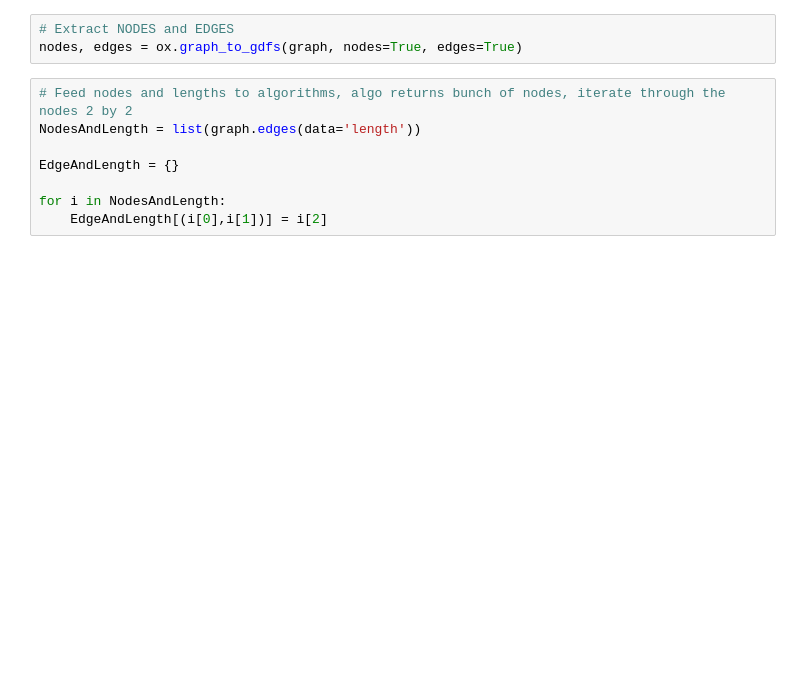
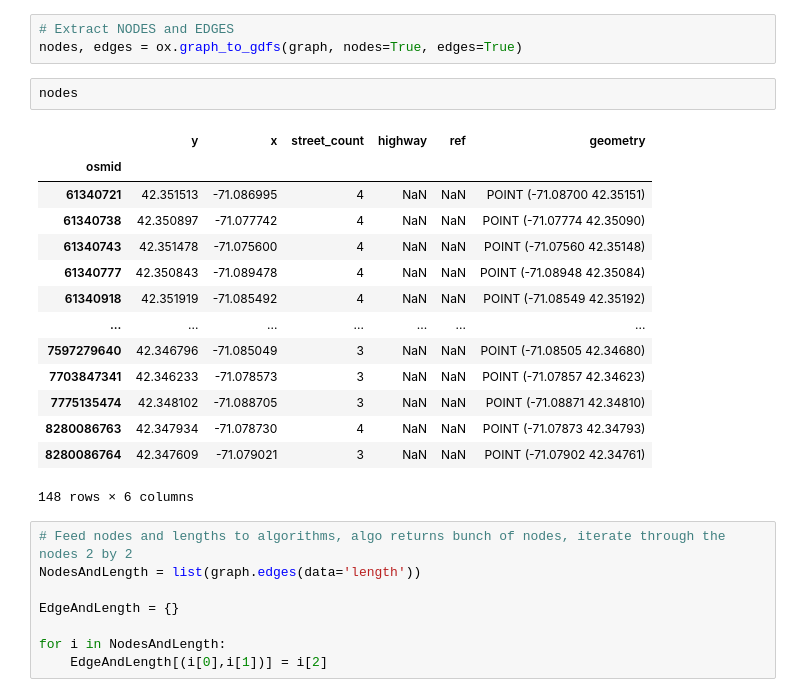
Before and after one commit to chenchuw/Boston-Route-Recommendation, a Jupyter notebook: Navigator.ipynb, the cells around one changed output. Saved outputs shown, nothing was run; the diff lists cells and outputs as text; blank space fills up the shorter version.

```diff
--- a/Navigator.ipynb
+++ b/Navigator.ipynb
@@ -19,6 +23,23 @@ plt.tight_layout()
 # %%
 # Extract NODES and EDGES
 nodes, edges = ox.graph_to_gdfs(graph, nodes=True, edges=True)
+# %%
+nodes
+# %% [output]
+|  | y | x | street_count | highway | ref | geometry |
+| osmid |  |  |  |  |  |  |
+| 61340721 | 42.351513 | -71.086995 | 4 | NaN | NaN | POINT (-71.08700 42.35151) |
+| 61340738 | 42.350897 | -71.077742 | 4 | NaN | NaN | POINT (-71.07774 42.35090) |
+| 61340743 | 42.351478 | -71.075600 | 4 | NaN | NaN | POINT (-71.07560 42.35148) |
+| 61340777 | 42.350843 | -71.089478 | 4 | NaN | NaN | POINT (-71.08948 42.35084) |
+| 61340918 | 42.351919 | -71.085492 | 4 | NaN | NaN | POINT (-71.08549 42.35192) |
+| ... | ... | ... | ... | ... | ... | ... |
+| 7597279640 | 42.346796 | -71.085049 | 3 | NaN | NaN | POINT (-71.08505 42.34680) |
+| 7703847341 | 42.346233 | -71.078573 | 3 | NaN | NaN | POINT (-71.07857 42.34623) |
+| 7775135474 | 42.348102 | -71.088705 | 3 | NaN | NaN | POINT (-71.08871 42.34810) |
+| 8280086763 | 42.347934 | -71.078730 | 4 | NaN | NaN | POINT (-71.07873 42.34793) |
+| 8280086764 | 42.347609 | -71.079021 | 3 | NaN | NaN | POINT (-71.07902 42.34761) |
+148 rows × 6 columns
 # %%
 # Feed nodes and lengths to algorithms, algo returns bunch of nodes, iterate through the nodes 2 by 2
 NodesAndLength = list(graph.edges(data='length'))
```
Also changed, not shown: parts of 9 cells of this notebook, 10 other files.
